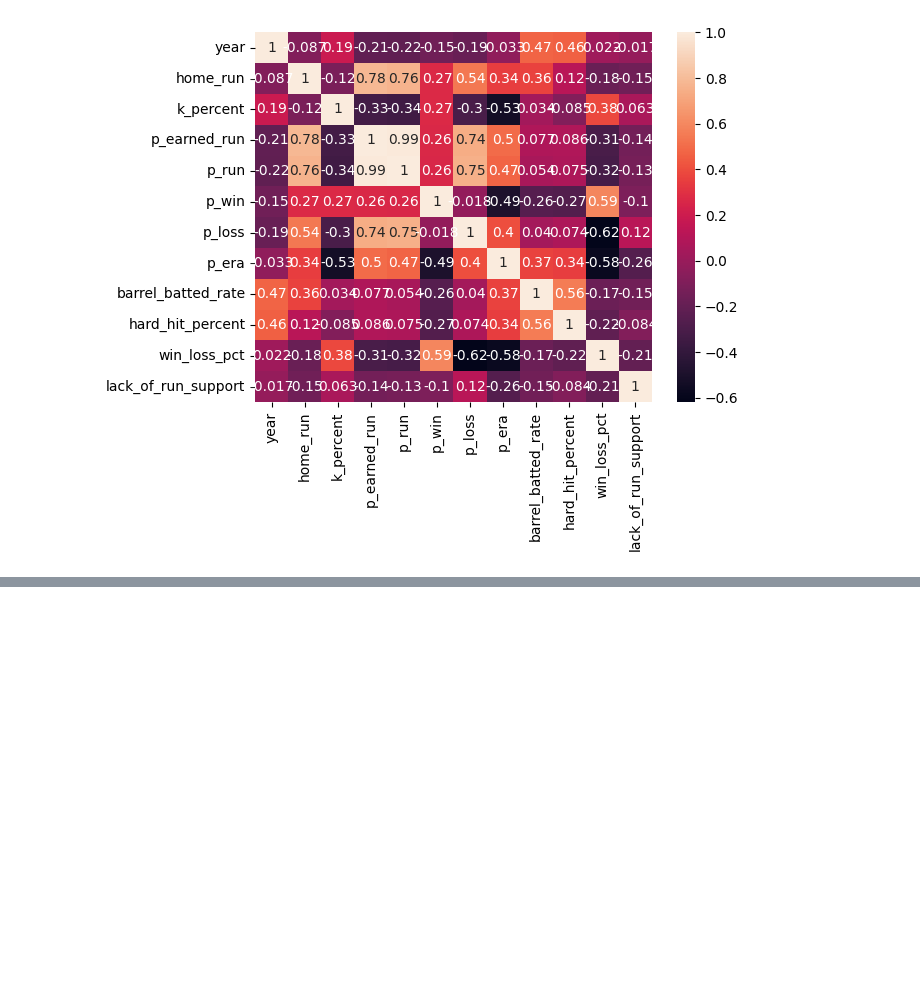
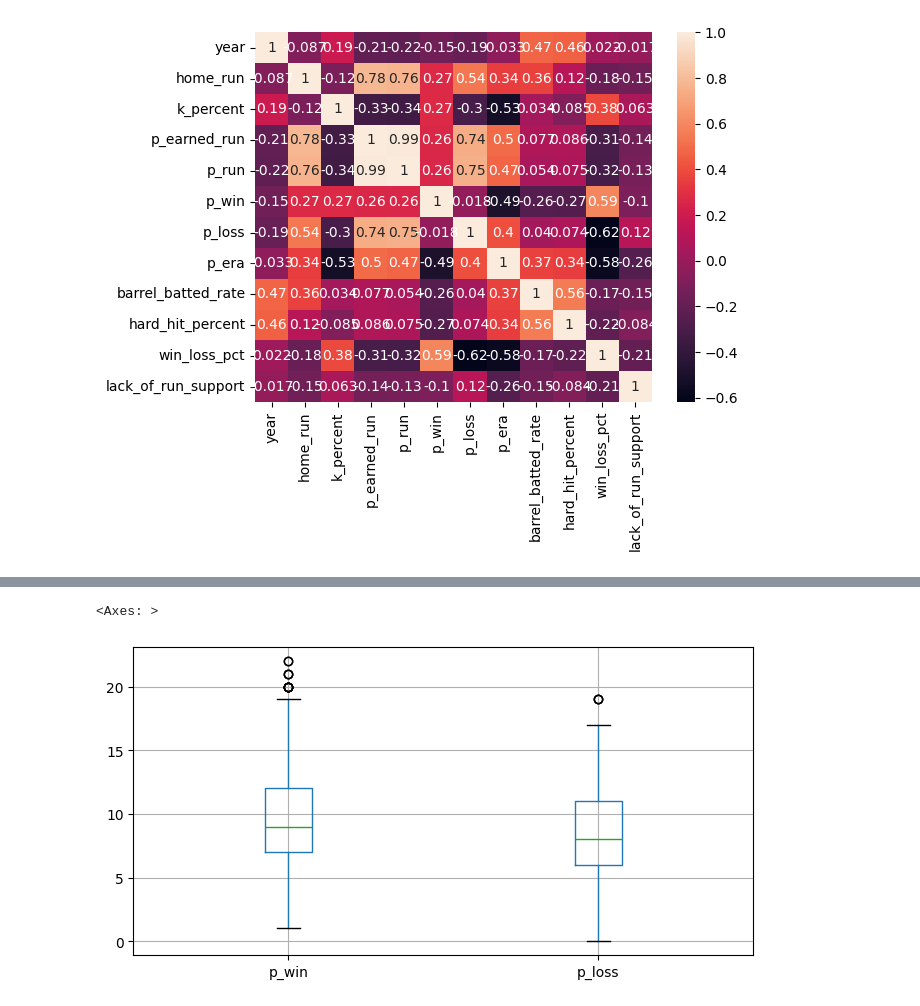
Before and after one commit to Stone-Snevets/MS-CAPSTONE--MLB-Run-Support, a Jupyter notebook: EDA.ipynb, the cells around one changed output, grey strips where cells are left out. Saved outputs shown, nothing was run; the diff lists cells and outputs as text; code cells hidden in the pictures; blank space fills up the shorter version.

```diff
--- a/EDA.ipynb
+++ b/EDA.ipynb
@@ -124,0 +124,5 @@ sns.heatmap(correlation, xticklabels=correlation.columns, yticklabels=correlatio
+# %%
+df.boxplot(column=['p_win', 'p_loss'], figsize=(8,4))
+# %% [output]
+<Axes: >
+[figure, added]
```
Also changed, not shown: parts of 38 cells of this notebook, 1 other file.
